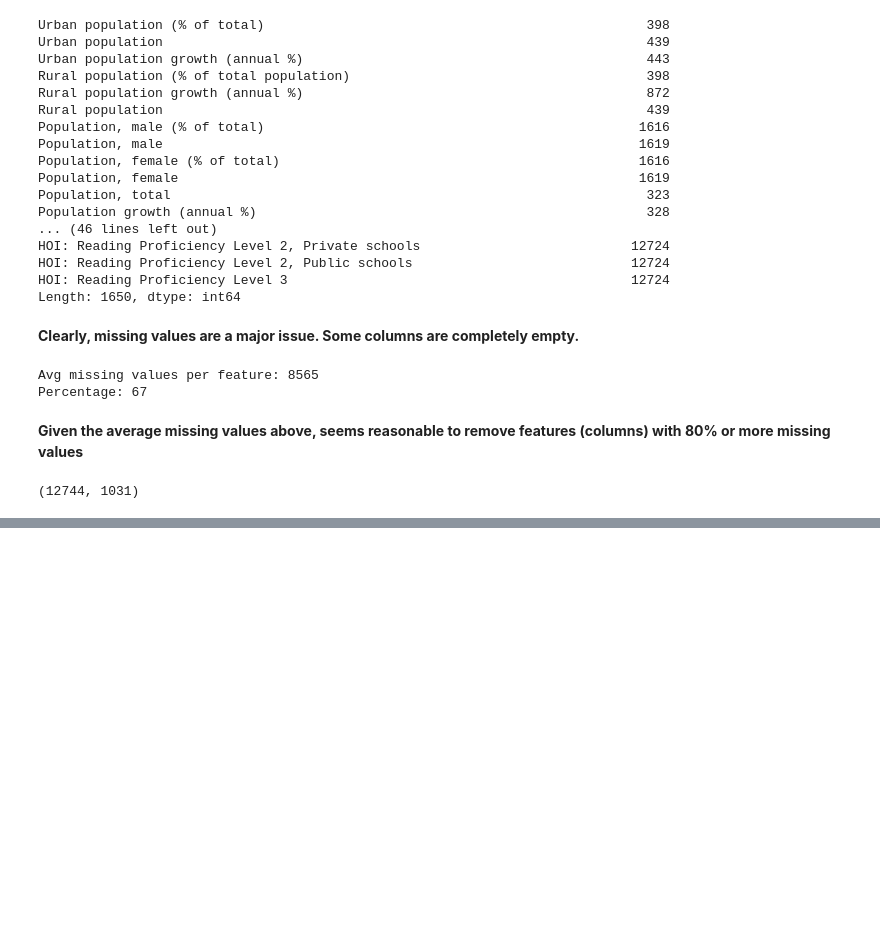
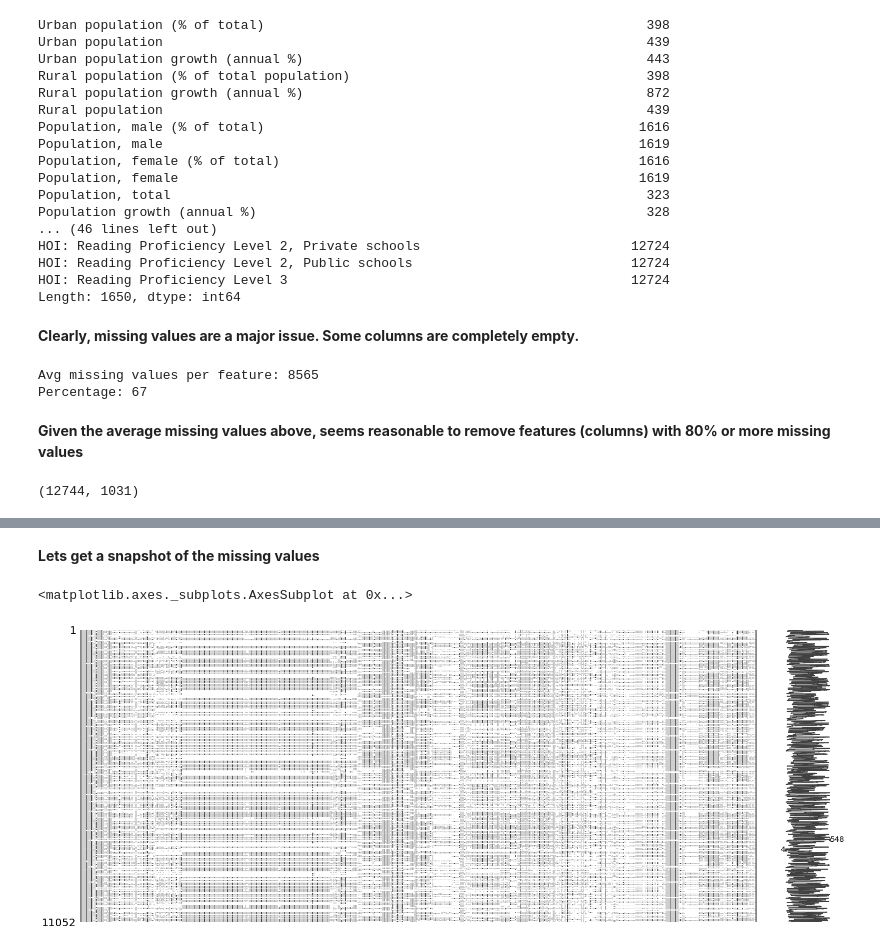
Before and after one commit to InsciteAnalytics/Climate-WorldBank, a Jupyter notebook: EDA.ipynb, the cells around one changed output, grey strips where cells are left out. Saved outputs shown, nothing was run; the diff lists cells and outputs as text; code cells hidden in the pictures; blank space fills up the shorter version.

```diff
--- a/EDA.ipynb
+++ b/EDA.ipynb
@@ -72,0 +80,4 @@ Train.shape
+# %%
+corr_matrix = Train.corr().abs()
+uppertrian = corr_matrix.where(np.triu(np.ones(corr_matrix.shape), k=1).astype(np.bool))
+to_drop = [column for column in uppertrian.columns if any(uppertrian[column] > 0.90)]
@@ -72,0 +111,2 @@ Train.shape
+# %%
+Train.drop(labels=to_drop,axis=1,inplace=True)
@@ -72,0 +115,6 @@ Train.shape
+# %%
+Train=pd.merge(Train,ClimateDf,on=['country','date'])
+emptytarget=Train[Train['Temp(C)'].isnull()].index
+Train.drop(index=emptytarget,inplace=True)
+Train.reset_index(inplace=True)
+Train.drop(labels='index',axis=1,inplace=True)
@@ -72,0 +127,7 @@ Train.shape
+# %% [markdown]
+__Lets get a snapshot of the missing values__
+# %%
+msno.matrix(Train)
+# %% [output]
+<matplotlib.axes._subplots.AxesSubplot at 0x...>
+[figure, added]
```
Also changed, not shown: parts of 7 cells of this notebook.
